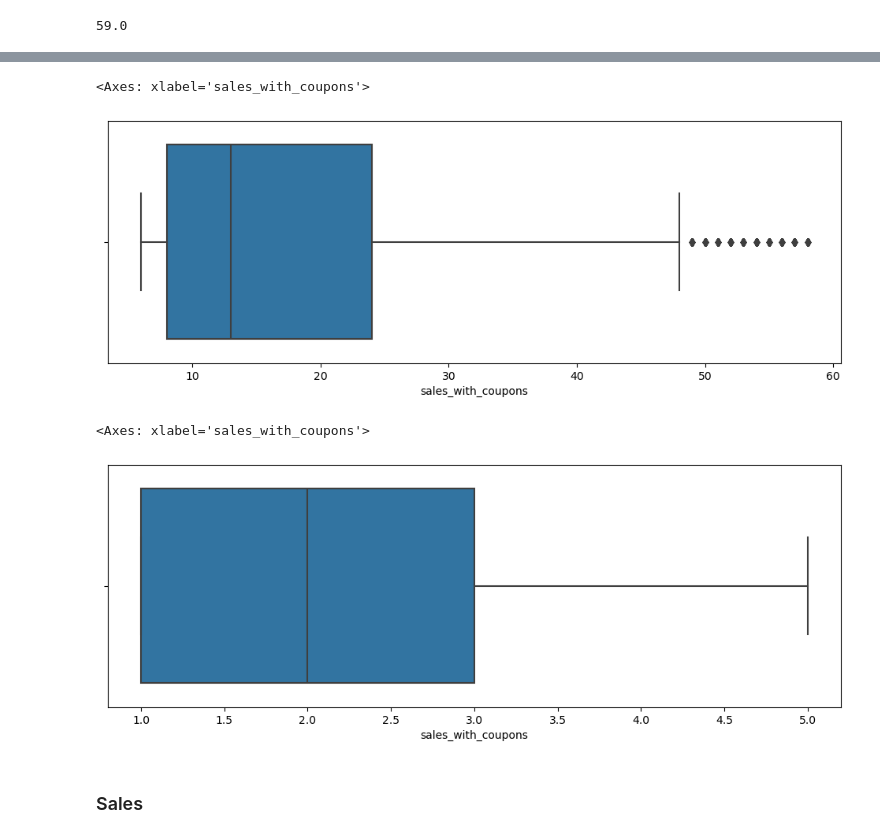
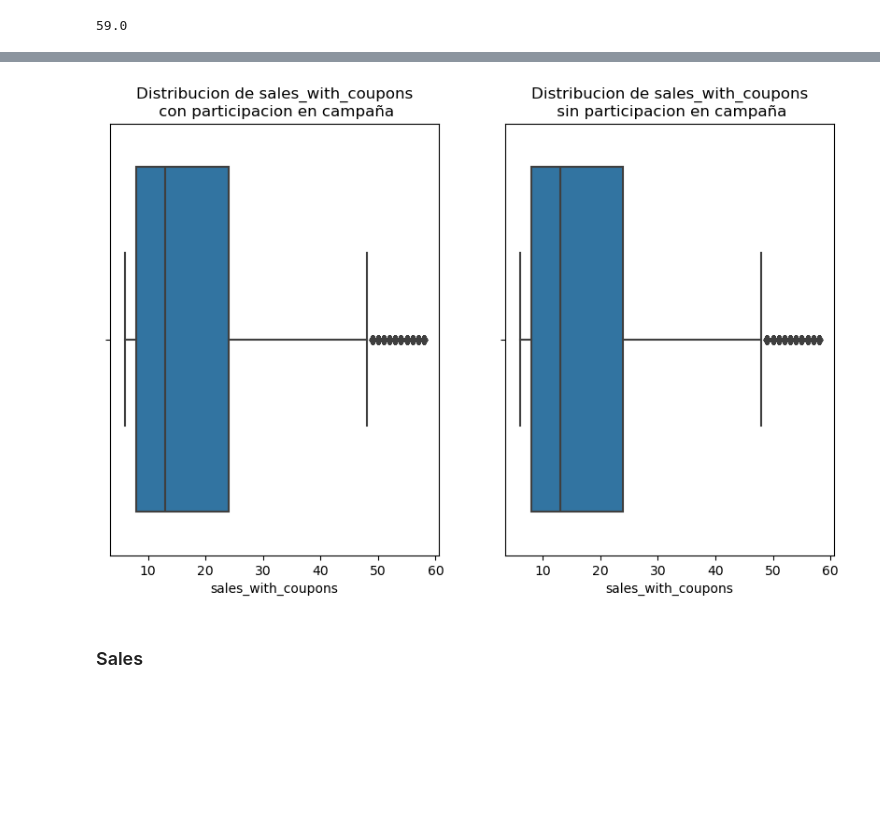
Before and after one commit to AntoSambuceti/datascience_classes, a Jupyter notebook: MM/Challange_Quilmes/Challange-Quilmes.ipynb, the cells around one changed output, grey strips where cells are left out. Cells and saved outputs as stored; diff of their text form; code cells hidden in the pictures; blank space fills up the shorter version.

```diff
--- a/MM/Challange_Quilmes/Challange-Quilmes.ipynb
+++ b/MM/Challange_Quilmes/Challange-Quilmes.ipynb
@@ -442,22 +443,21 @@ seaborn.boxplot(x=df_ventas_totales[df_ventas_totales['sales_with_coupons'] < li
 [figure]
-# %%
-plt.figure(figsize=(12, 4))
-
-seaborn.boxplot(x=df_ventas_totales[(df_ventas_totales['sales_with_coupons'] < limit) &
-                                  (df_ventas_totales['participation_campein'] == 'Si')
-                                 ]['sales_with_coupons'])
-# %% [output]
-<Axes: xlabel='sales_with_coupons'>
-[figure, removed]
-# %%
-plt.figure(figsize=(12, 4))
-
-seaborn.boxplot(x=df_ventas_totales[(df_ventas_totales['sales_with_coupons'] < limit) &
-                                  (df_ventas_totales['participation_campein'] == 'No')
-                                 ]['sales_with_coupons'])
-# %% [output]
-<Axes: xlabel='sales_with_coupons'>
-[figure, removed]
+# %%
+fig, axes = plt.subplots(1, 2 ,figsize=(10,6))
+
+seaborn.boxplot(x=df_ventas_totales[(df_ventas_totales['sales_with_coupons'] < limit) &
+                                  (df_ventas_totales['participation_campein'] == 'Si')
+                                 ]['sales_with_coupons'], ax=axes[0])
+
+axes[0].set_title('Distribucion de sales_with_coupons\n con participacion en campaña')
+
+seaborn.boxplot(x=df_ventas_totales[(df_ventas_totales['sales_with_coupons'] < limit) &
+                                  (df_ventas_totales['participation_campein'] == 'Si')
+                                 ]['sales_with_coupons'], ax=axes[1])
+axes[1].set_title('Distribucion de sales_with_coupons\n sin participacion en campaña')
+
+plt.show()
+# %% [output]
+[figure, added]
 # %% [markdown]
 ### Sales
 # %%
```
Also changed, not shown: parts of 20 cells of this notebook, 2 other files.
